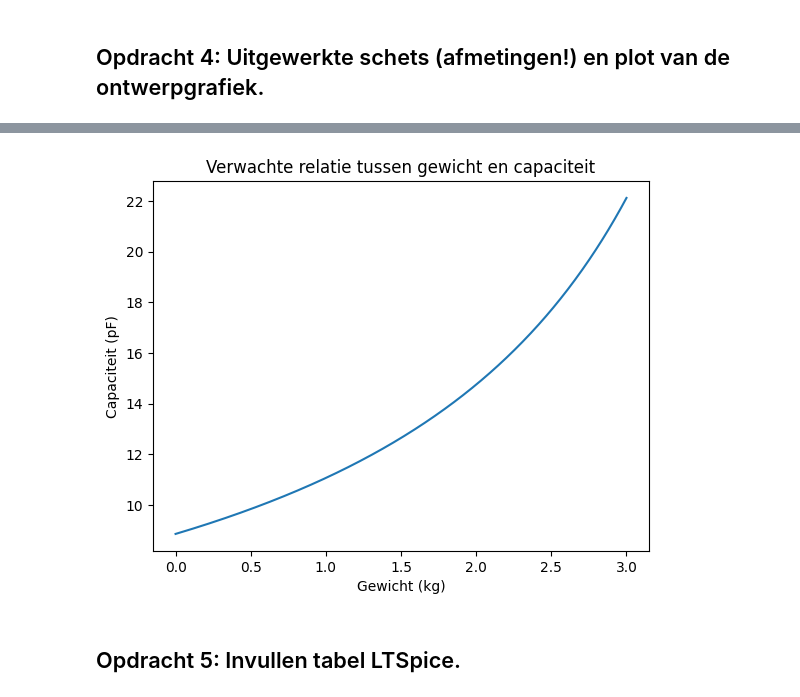
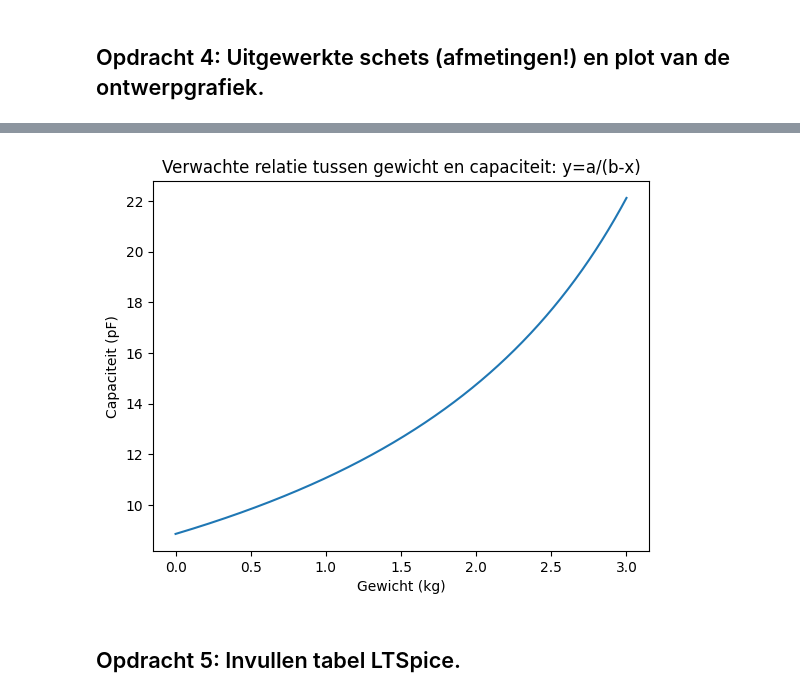
Before and after one commit to sralmulder-hash/opdrachten-DEF-D, a Jupyter notebook: FysiekeOntwerpopdrachten/2OntwerpEenSensorCondensator/DEFOntwerpopdracht2OntwerpEenSensorInvulTemplate.ipynb, the cells around one changed output, grey strips where cells are left out. Cells and saved outputs as stored; diff of their text form; code cells hidden in the pictures.

```diff
--- a/FysiekeOntwerpopdrachten/2OntwerpEenSensorCondensator/DEFOntwerpopdracht2OntwerpEenSensorInvulTemplate.ipynb
+++ b/FysiekeOntwerpopdrachten/2OntwerpEenSensorCondensator/DEFOntwerpopdracht2OntwerpEenSensorInvulTemplate.ipynb
@@ -88,27 +88,27 @@ natuurkundige afleiding van het verband tussen gewicht en capaciteit
 # %%
 # geschatte parameters
 epsilon_0 = 8.85e-12      # permittiviteit (lucht)
 A = 0.01                  # plaatoppervlak (m^2)
 d0 = 0.01                 # beginafstand zonder gewicht (m)
 k = 0.002                 # indrukking per kg (m/kg)
 
 # Gewicht (kg)
 x = np.linspace(0, 3, 500)
 
 # Nieuwe afstand tussen platen
 d = d0 - k*x
 
 # Capaciteit
 C = (epsilon_0 * A / d)*1e12
 
 # Plot
 plt.plot(x, C)
 plt.xlabel("Gewicht (kg)")
 plt.ylabel("Capaciteit (pF)")
-plt.title("Verwachte relatie tussen gewicht en capaciteit")
+plt.title("Verwachte relatie tussen gewicht en capaciteit: y=a/(b-x)")
 plt.show()
 # %% [output]
-[figure, old version]
+[figure, new version]
 # %% [markdown]
 ## Opdracht 5: Invullen tabel LTSpice.
 # %% [markdown]
```
Also changed, not shown: parts of 1 cell of this notebook.
